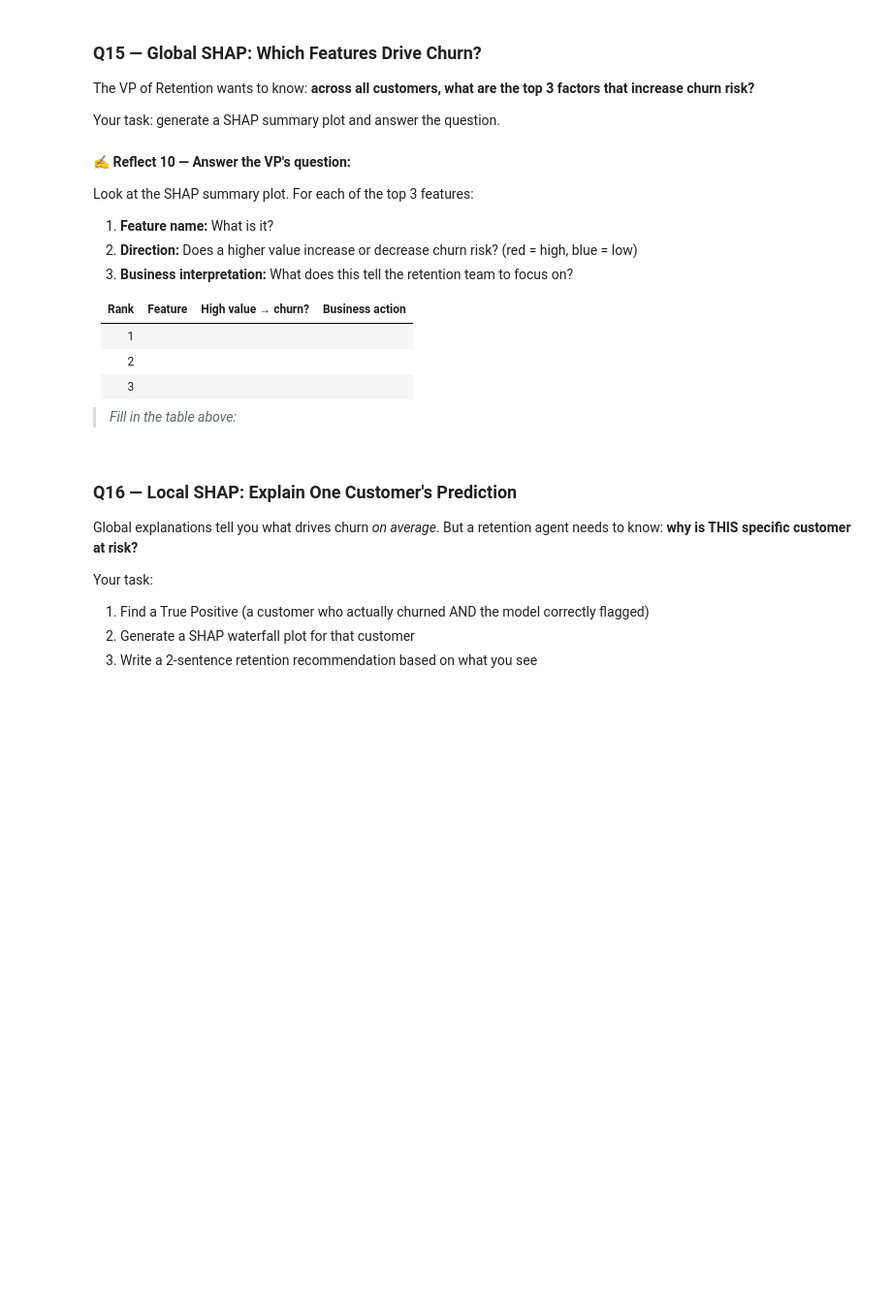
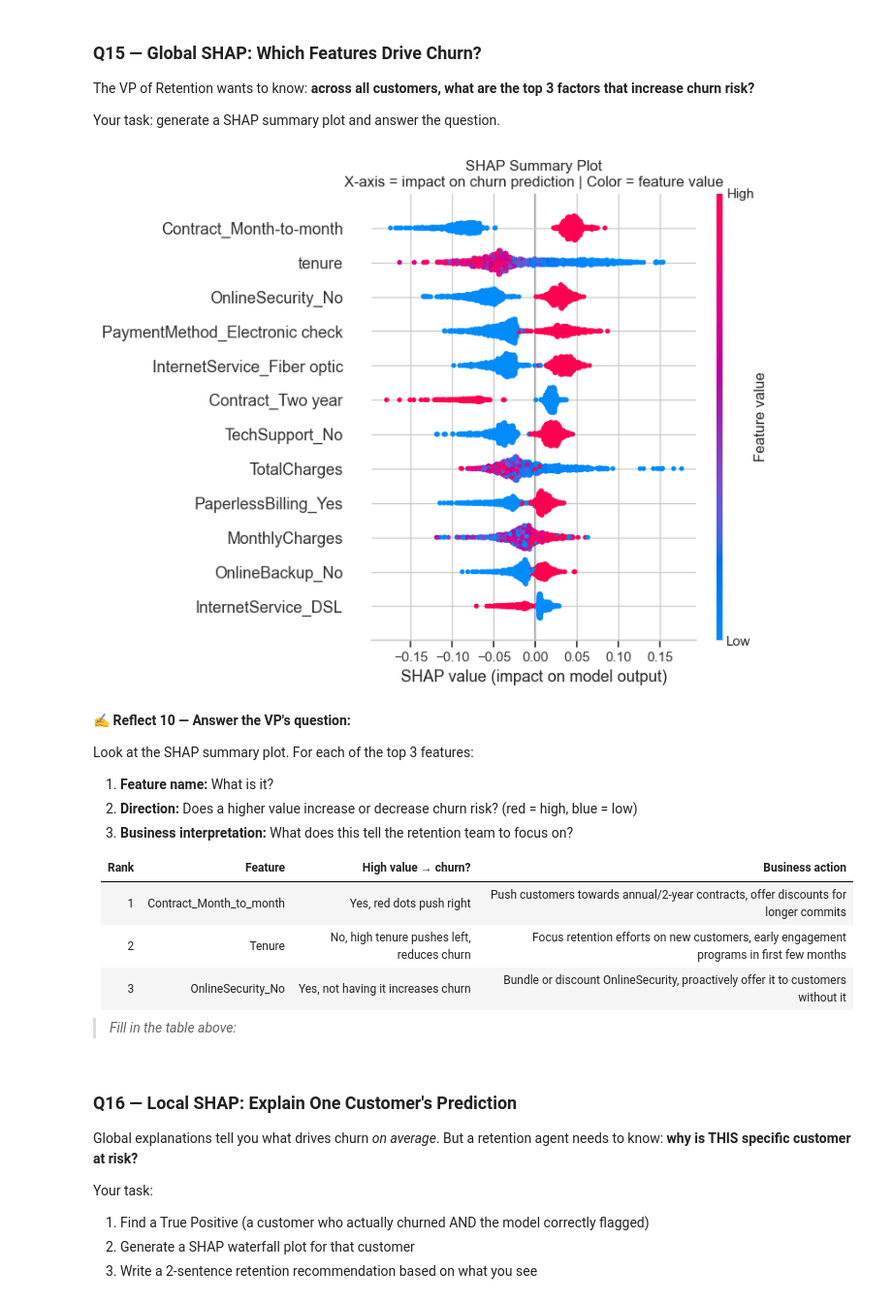
Before and after one commit to Sulav-Koirala/AI-Fellowship-Assignments, a Jupyter notebook: Week 5/W5_Tree-Based Models & Ensembles_Assignment.ipynb, the cells around one changed output. Shown at 97% size. Saved outputs shown, nothing was run; the diff lists cells and outputs as text; code cells hidden in the pictures; blank space fills up the shorter version.

```diff
--- a/Week 5/W5_Tree-Based Models & Ensembles_Assignment.ipynb
+++ b/Week 5/W5_Tree-Based Models & Ensembles_Assignment.ipynb
@@ -840,8 +850,12 @@ Combine everything from Section 6 into a single leak-proof pipeline and train it
 # 3. A RandomForestClassifier with n_estimators=100, random_state=42
 # Then fit it on (X_tr_p, y_tr_p)
 
-full_pipeline = None
-raise NotImplementedError("Build and fit the full pipeline")
+full_pipeline = ImbPipeline([
+    ('preprocessor', preprocessor),
+    ('smote', SMOTE(random_state=42)),
+    ('classifier', RandomForestClassifier(n_estimators=100, random_state=42, n_jobs=-1))
+])
+full_pipeline.fit(X_tr_p, y_tr_p)
 
 # Quick evaluation
 y_pred_full  = full_pipeline.predict(X_te_p)
@@ -859,30 +885,31 @@ Your task: generate a SHAP summary plot and answer the question.
 # %%
 # Extract the fitted components from your pipeline
 rf_model    = full_pipeline.named_steps['classifier']
 preproc_fit = full_pipeline.named_steps['preprocessor']
 
 # Get feature names after one-hot encoding
 cat_encoder    = preproc_fit.named_transformers_['cat'].named_steps['encoder']
 cat_feat_names = cat_encoder.get_feature_names_out(categorical_cols).tolist()
 all_feat_names = numeric_cols + cat_feat_names
 
 # Transform test set through preprocessing only (not SMOTE)
 X_te_proc    = preproc_fit.transform(X_te_p)
 X_te_proc_df = pd.DataFrame(X_te_proc, columns=all_feat_names)
 
 # YOUR CODE HERE
 # 1. Create a shap.TreeExplainer using rf_model
 # 2. Compute shap_values = explainer(X_te_proc_df)
-explainer   = None
-shap_values = None
-raise NotImplementedError("Create TreeExplainer and compute SHAP values")
+explainer   = shap.TreeExplainer(rf_model)
+shap_values = explainer(X_te_proc_df)
 
 # Plot the global summary (run as-is once shap_values is computed)
 plt.figure(figsize=(11, 7))
 shap.summary_plot(shap_values[:, :, 1], X_te_proc_df, max_display=12, show=False)
 plt.title('SHAP Summary Plot\nX-axis = impact on churn prediction | Color = feature value',
           fontsize=12)
 plt.tight_layout(); plt.show()
+# %% [output]
+[figure, added]
 # %% [markdown]
 ✍️ **Reflect 10 — Answer the VP's question:**
 
@@ -893,9 +920,9 @@ Look at the SHAP summary plot. For each of the top 3 features:
 
 | Rank | Feature | High value → churn? | Business action |
 |------|---------|--------------------|--------------:|
-| 1 | | | |
-| 2 | | | |
-| 3 | | | |
+| 1 | Contract_Month_to_month | Yes, red dots push right | Push customers towards annual/2-year contracts, offer discounts for longer commits |
+| 2 | Tenure | No, high tenure pushes left, reduces churn | Focus retention efforts on new customers, early engagement programs in first few months |
+| 3 | OnlineSecurity_No | Yes, not having it increases churn | Bundle or discount OnlineSecurity, proactively offer it to customers without it |
 
 > *Fill in the table above:*
 # %% [markdown]
```
Also changed, not shown: parts of 5 cells of this notebook.
